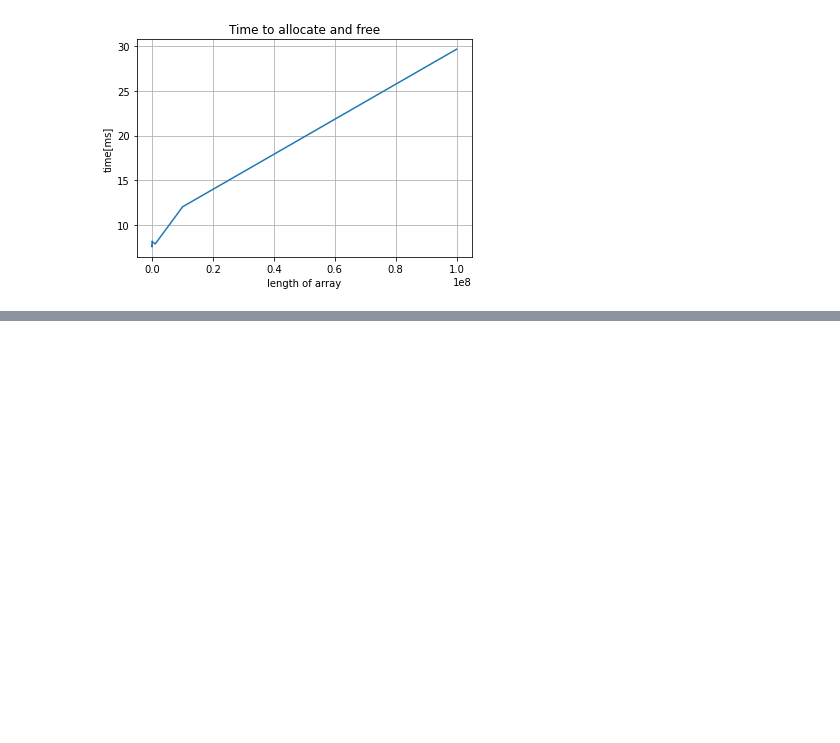
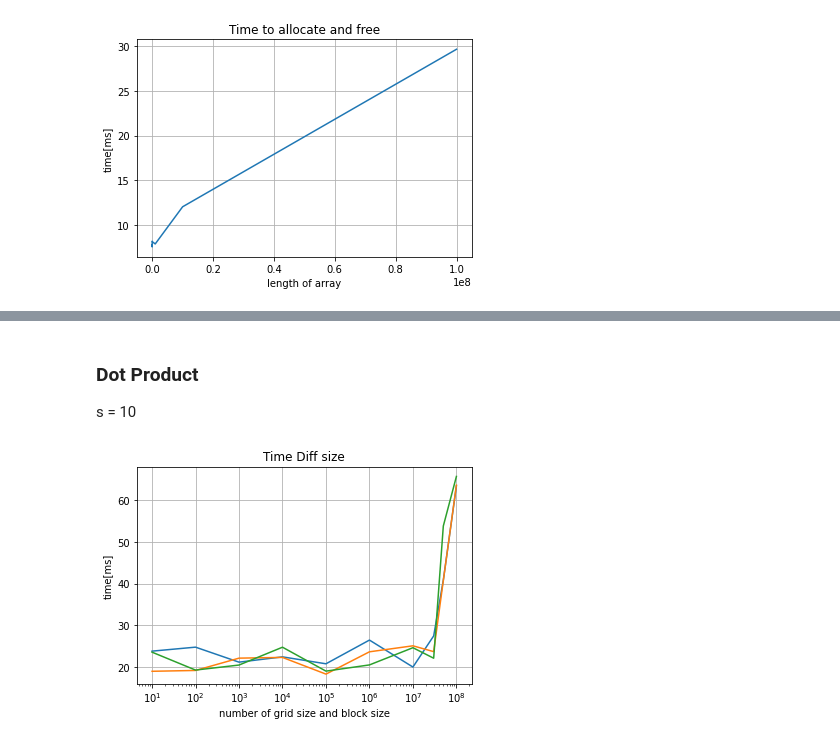
Before and after one commit to axcy0809/ManyCore, a Jupyter notebook: Alex/Ex2/plots.ipynb, the cells around one changed output, grey strips where cells are left out. Saved outputs shown, nothing was run; the diff lists cells and outputs as text; code cells hidden in the pictures; blank space fills up the shorter version.

```diff
--- a/Alex/Ex2/plots.ipynb
+++ b/Alex/Ex2/plots.ipynb
@@ -36,0 +37,18 @@ plt.savefig("Bilder/Diff_size")
+# %% [markdown]
+### Dot Product
+s = 10
+# %%
+N = [10,100,1000,10000,100000,1000000,10000000,30000000,50000000,100000000]
+timea = [23.8471,24.804,21.2087,22.4754,20.8162,26.4995,20.0359,27.4963,40.8553,63.4607]
+timeb = [19.0194,19.2184,22.169,22.3425,18.3416,23.6876,25.1247,23.7304,40.7659,63.6312]
+timec = [23.6022,19.3121,20.5161,24.7904,19.0556,20.5469,24.6686,22.1535,53.8341,65.7154]
+plt.semilogx(N,timea)
+plt.semilogx(N,timeb)
+plt.semilogx(N,timec)
+plt.grid()
+plt.ylabel('time[ms]')
+plt.xlabel('number of grid size and block size')
+plt.title("Time Diff size")
+plt.savefig("Bilder/Dot_a")
+# %% [output]
+[figure, added]
```
Also changed, not shown: parts of 2 cells of this notebook, 13 other files.
